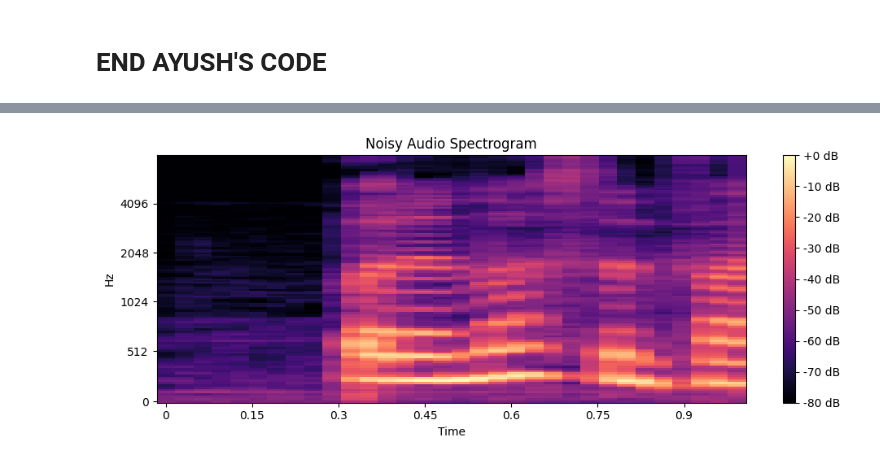
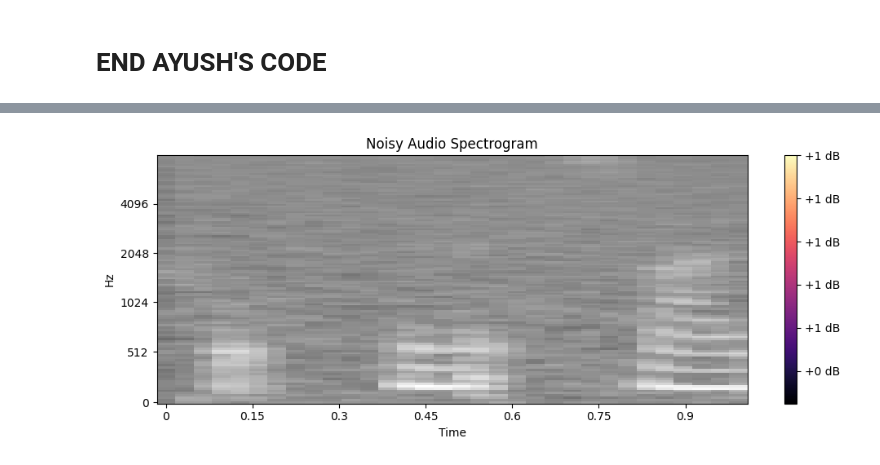
Before and after one commit to Deep-Learning-CS/CourseProjectDeepLearning, a Jupyter notebook: model_training/model_training_vgg_autoencoder.ipynb, the cells around one changed output, grey strips where cells are left out. Drawn from its saved outputs; the diff is of its cells as text; code cells hidden in the pictures.

Commit message:
updated training to account for full librispeech dev_clean data

```diff
--- a/model_training/model_training_vgg_autoencoder.ipynb
+++ b/model_training/model_training_vgg_autoencoder.ipynb
@@ -113,7 +118,7 @@ def add_noise(audio: np.ndarray, noise_factor: float = 0.02) -> np.ndarray:
     return noisy_audio
 # %%
 # Load clean audio
-clean_audio, sr = load_audio(data_dir + flac_files[0])
+clean_audio, sr = load_audio(all_files[0])
 
 # Add noise to the clean audio
 noisy_audio = add_noise(clean_audio)
@@ -212,0 +207,8 @@ for flac_file in flac_files:
+# %%
+# turn list into numpy array
+# since the model is expecting 3 channels, repeat the value 3 times
+rgb_clean_spectrograms = np.repeat(np.array(clean_spectrograms)[..., np.newaxis], 3, axis=-1)
+rgb_noisy_spectrograms = np.repeat(np.array(noisy_spectrograms)[..., np.newaxis], 3, axis=-1)
+
+print(rgb_clean_spectrograms.shape)
+print(rgb_noisy_spectrograms.shape)
@@ -212,0 +218,5 @@ for flac_file in flac_files:
+# %%
+# split train and test data
+from sklearn.model_selection import train_test_split
+
+X_train, X_test, y_train, y_test = train_test_split(rgb_noisy_spectrograms, rgb_clean_spectrograms, test_size=0.1, random_state=42)
@@ -213,7 +227,9 @@ for flac_file in flac_files:
 # %%
-# normalization so that each value in the spectrogram is within range of 0 and 1
-min_val = np.min(clean_spectrograms)
-max_val = np.max(clean_spectrograms)
+# normalization so that each value in the spectrograms is within range of 0 and 1
+min_val = -80
+max_val = 0
 
-scaled_clean_spectrograms = (clean_spectrograms - min_val) / (max_val - min_val)
-scaled_noisy_spectrograms = (noisy_spectrograms - min_val) / (max_val - min_val)
+scaled_X_train = (X_train - min_val) / (max_val - min_val)
+scaled_X_test = (X_test - min_val) / (max_val - min_val)
+scaled_y_train = (y_train - min_val) / (max_val - min_val)
+scaled_y_test = (y_test - min_val) / (max_val - min_val)
@@ -418,4 +425,4 @@ test_inversed = inverse_spectrogram(np.squeeze(unscaled_predictions[2]))
 # %%
-plot_spectrogram(clean_spectrograms[2], 'Noisy Audio Spectrogram')
+plot_spectrogram(scaled_X_test[1], 'Noisy Audio Spectrogram')
 # %% [output]
-[figure, old version]
+[figure, new version]
```
Also changed, not shown: parts of 29 cells of this notebook, 2 other files.
